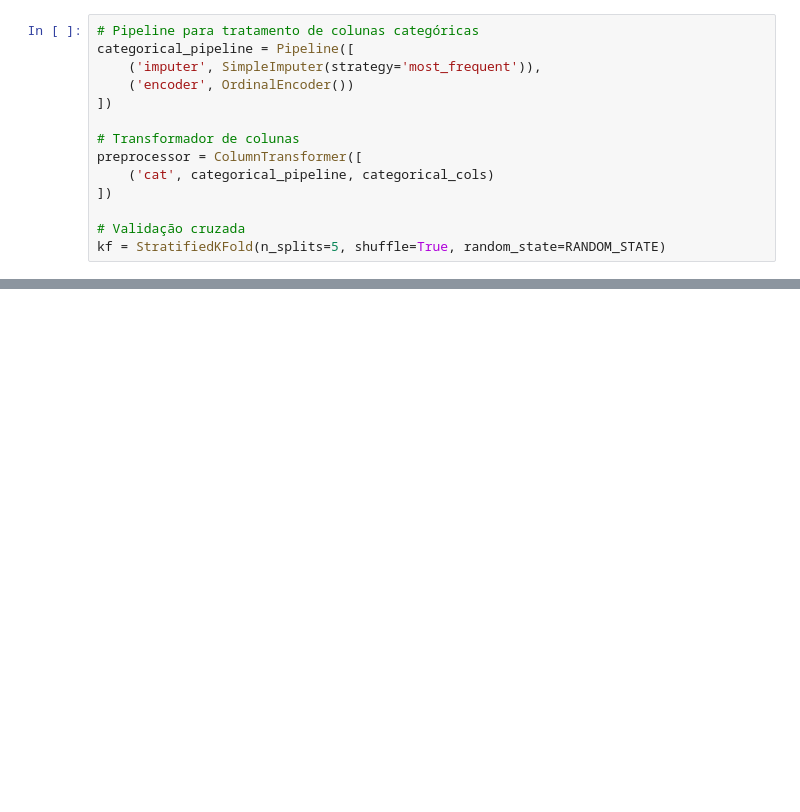
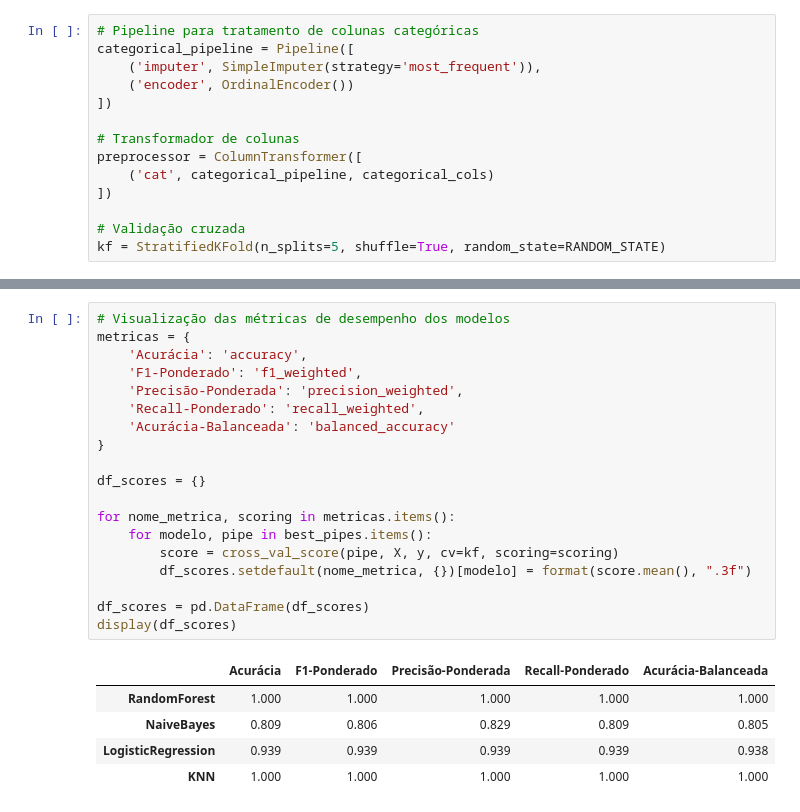
Before and after one commit to flima3/ufrn-imd3002-aprendizado-de-maquina-supervisionado, a Jupyter notebook: poisonous-mushrooms/notebooks/model.ipynb, the cells around one changed output, grey strips where cells are left out. Drawn from its saved outputs; the diff is of its cells as text; blank space fills up the shorter version.

Commit message:
Melhoria no modelo

```diff
--- a/poisonous-mushrooms/notebooks/model.ipynb
+++ b/poisonous-mushrooms/notebooks/model.ipynb
@@ -110,2 +119,27 @@ display(df_scores)
+# %%
+# Visualização das métricas de desempenho dos modelos
+metricas = {
+    'Acurácia': 'accuracy',
+    'F1-Ponderado': 'f1_weighted',
+    'Precisão-Ponderada': 'precision_weighted',
+    'Recall-Ponderado': 'recall_weighted',
+    'Acurácia-Balanceada': 'balanced_accuracy'
+}
+
+df_scores = {}
+
+for nome_metrica, scoring in metricas.items():
+    for modelo, pipe in best_pipes.items():
+        score = cross_val_score(pipe, X, y, cv=kf, scoring=scoring)
+        df_scores.setdefault(nome_metrica, {})[modelo] = format(score.mean(), ".3f")
+
+df_scores = pd.DataFrame(df_scores)
+display(df_scores)
+# %% [output]
+|  | Acurácia | F1-Ponderado | Precisão-Ponderada | Recall-Ponderado | Acurácia-Balanceada |
+| RandomForest | 1.000 | 1.000 | 1.000 | 1.000 | 1.000 |
+| NaiveBayes | 0.809 | 0.806 | 0.829 | 0.809 | 0.805 |
+| LogisticRegression | 0.939 | 0.939 | 0.939 | 0.939 | 0.938 |
+| KNN | 1.000 | 1.000 | 1.000 | 1.000 | 1.000 |
 # %%
 # Ajuste dos dados ao modelo do Random Forest
```
Also changed, not shown: parts of 5 cells of this notebook.
